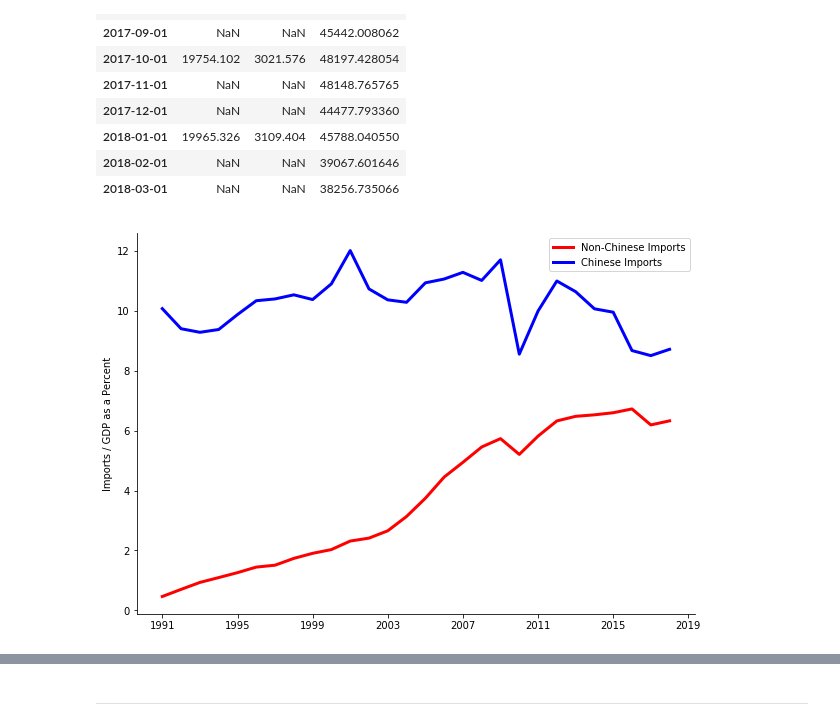
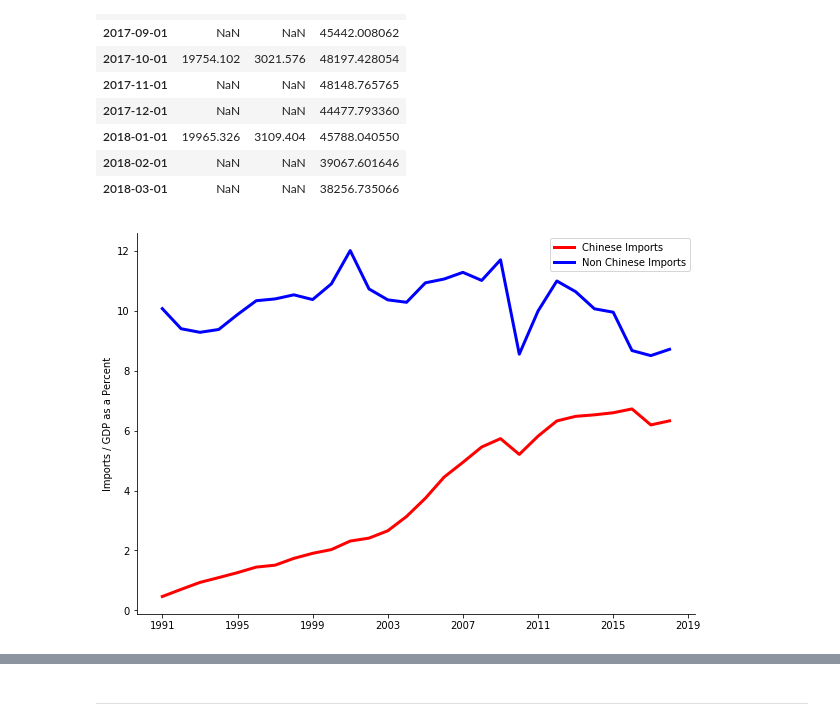
Before and after one commit to mwaugh0328/ADH_replication, a Jupyter notebook: adh_data.ipynb, the cells around one changed output, grey strips where cells are left out. Saved outputs shown, nothing was run; the diff lists cells and outputs as text; code cells hidden in the pictures.

```diff
--- a/adh_data.ipynb
+++ b/adh_data.ipynb
@@ -15,7 +15,7 @@ fig_path = "C:\\Users\\mwaugh.NYC-STERN\\Documents\\GitHub\\tradeexposure\\figur
 # %% [markdown]
 ### Aggregate China Statistics
 # %%
-codes = ["GDP", "IMPGS", "IMPCH"] # here are the codes, remember this from EGB?
+codes = ["GDP", "IMPGS", "IMPCH", "GS1", "CPILFESL"] # here are the codes, remember this from EGB?
                             # Honestly, this is the hardest part with APIs figuring
                             # out the codes to ask of the API
 
@@ -94,23 +94,25 @@ test.drop(pd.to_datetime("2018-12-31"), inplace = True)
 # %%
 #print(test["china_share"].loc["1990-12-31"], test["imports_gdp"].loc["1990-12-31"])
 #print(test["china_share"].loc["2007-12-31"], test["imports_gdp"].loc["2007-12-31"])
 
 
 fix, ax = plt.subplots(figsize = (10,7))
 
-ax.plot(test["china_share"], color = "red", linewidth = 3, label = "Non-Chinese Imports")
+ax.plot(test["china_share"], color = "red", linewidth = 3,
+        label = "Chinese Imports")
 
 
-ax.plot(test["imports_gdp"]-test["china_share"], color = "blue", linewidth = 3, label = "Chinese Imports")
+ax.plot(test["imports_gdp"]-test["china_share"], color = "blue",
+        linewidth = 3, label = "Non Chinese Imports")
 
 
 ax.spines["right"].set_visible(False)
 ax.spines["top"].set_visible(False)
 
 ax.set_ylabel("Imports / GDP as a Percent")
 
 plt.legend()
 
 plt.show()
 # %% [output]
-[figure, old version]
+[figure, new version]
```
Also changed, not shown: parts of 4 cells of this notebook.
